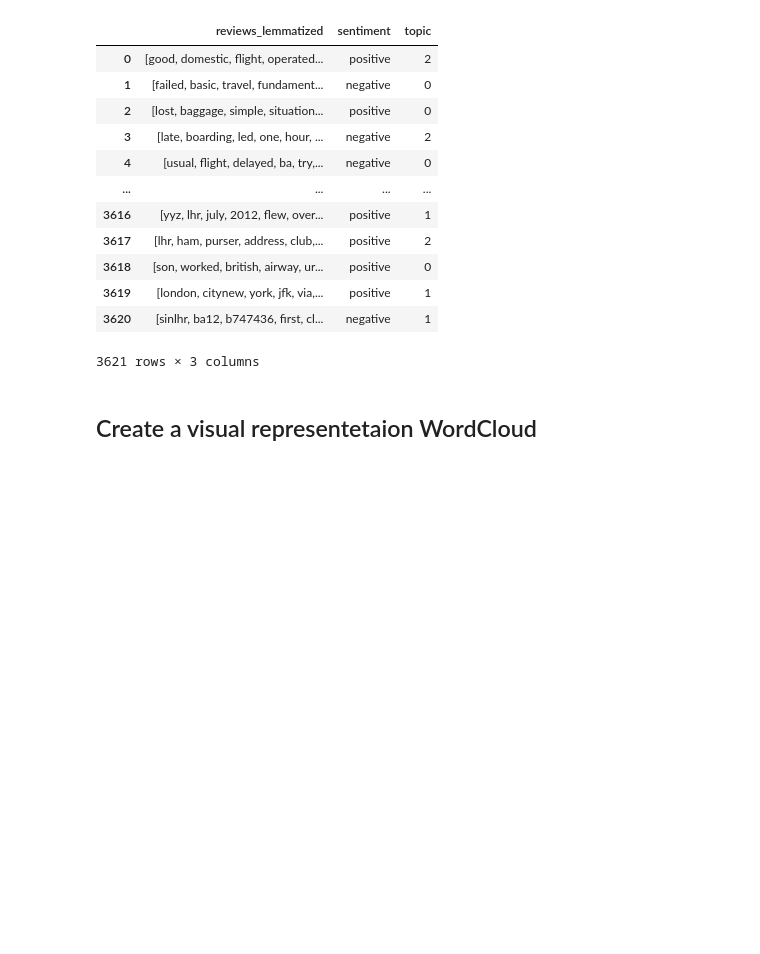
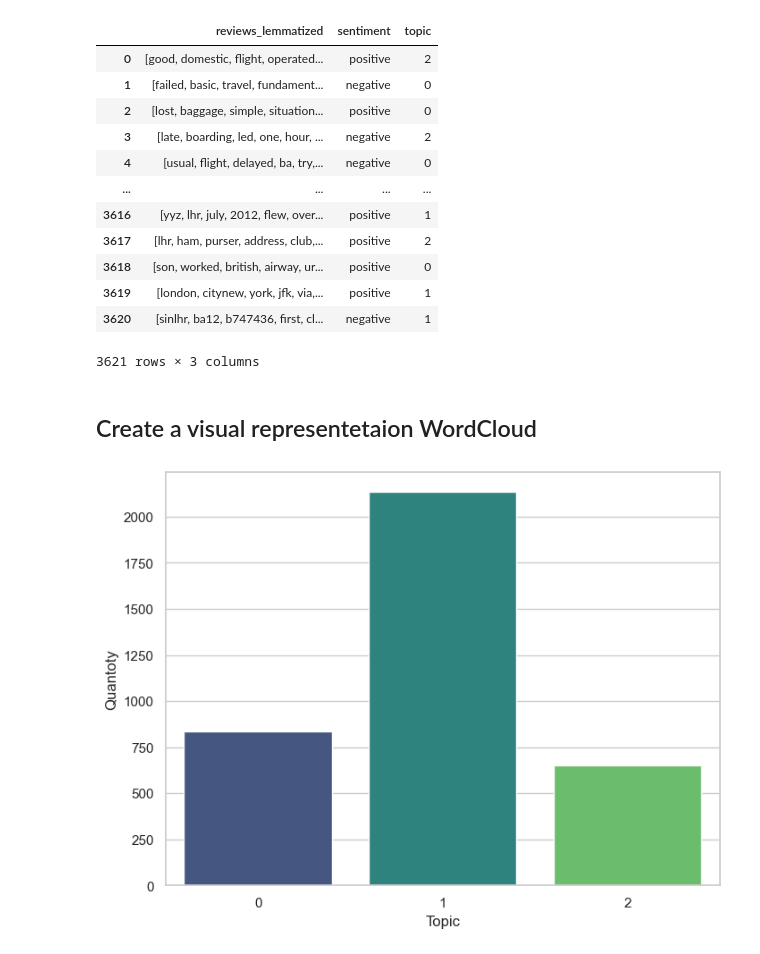
Before and after one commit to dasanmiguelv/nlp, a Jupyter notebook: reviews-BA/getting_started.ipynb, the cells around one changed output. Cells and saved outputs as stored; diff of their text form; code cells hidden in the pictures; blank space fills up the shorter version.

```diff
--- a/reviews-BA/getting_started.ipynb
+++ b/reviews-BA/getting_started.ipynb
@@ -355,6 +358,15 @@ df_preprocessed
 3621 rows × 3 columns
 # %% [markdown]
 ## Create a visual representetaion WordCloud
+# %%
+plt.figure(figsize=(8, 6))
+sns.countplot(data=df_preprocessed, x='topic', palette='viridis')
+#plt.title('Distribución de Temas en Reseñas')
+plt.xlabel('Topic')
+plt.ylabel('Quantoty')
+plt.show()
+# %% [output]
+[figure, added]
 # %%
 # Import library
 from wordcloud import WordCloud
```
Also changed, not shown: parts of 10 cells of this notebook, 7 other files.
